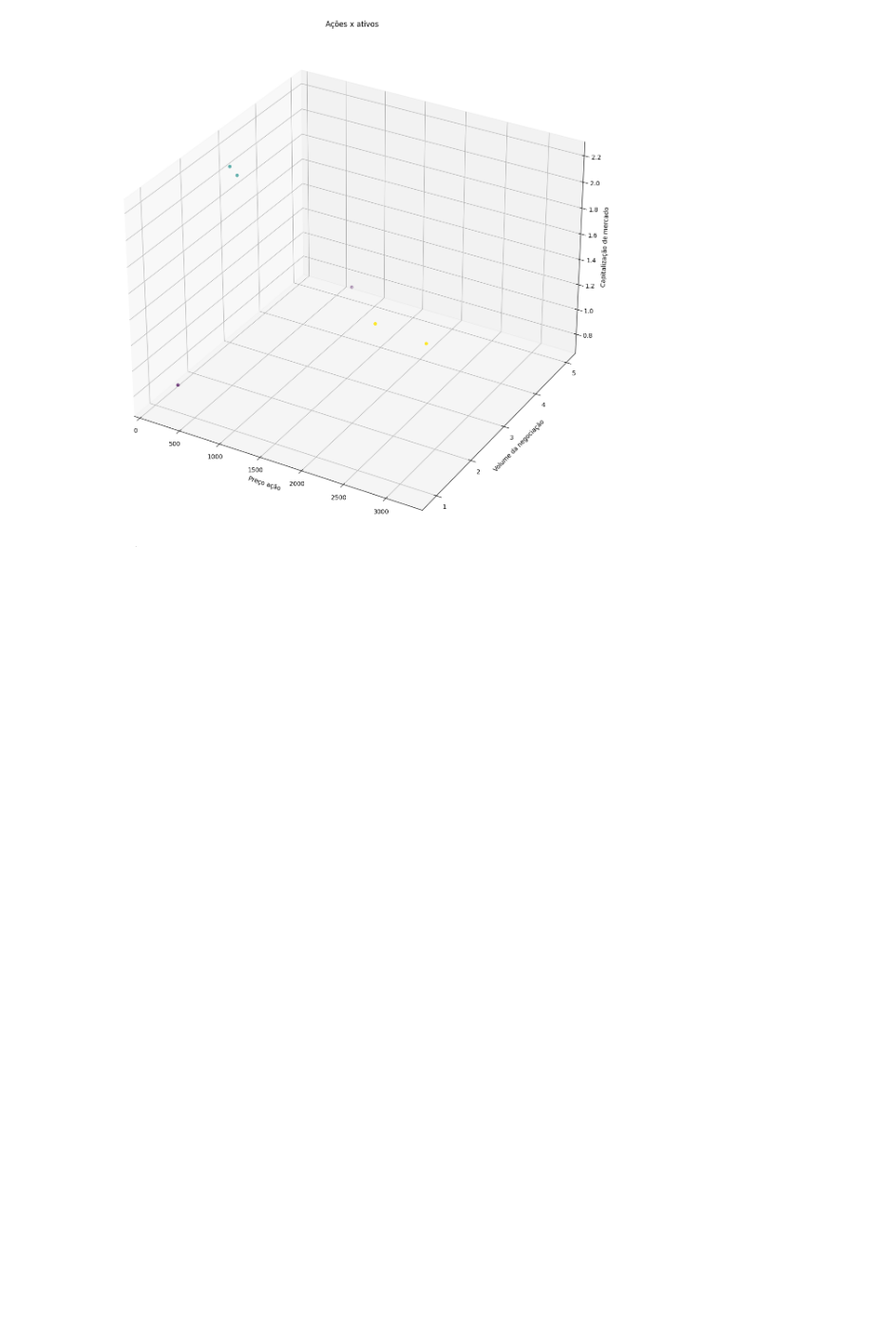
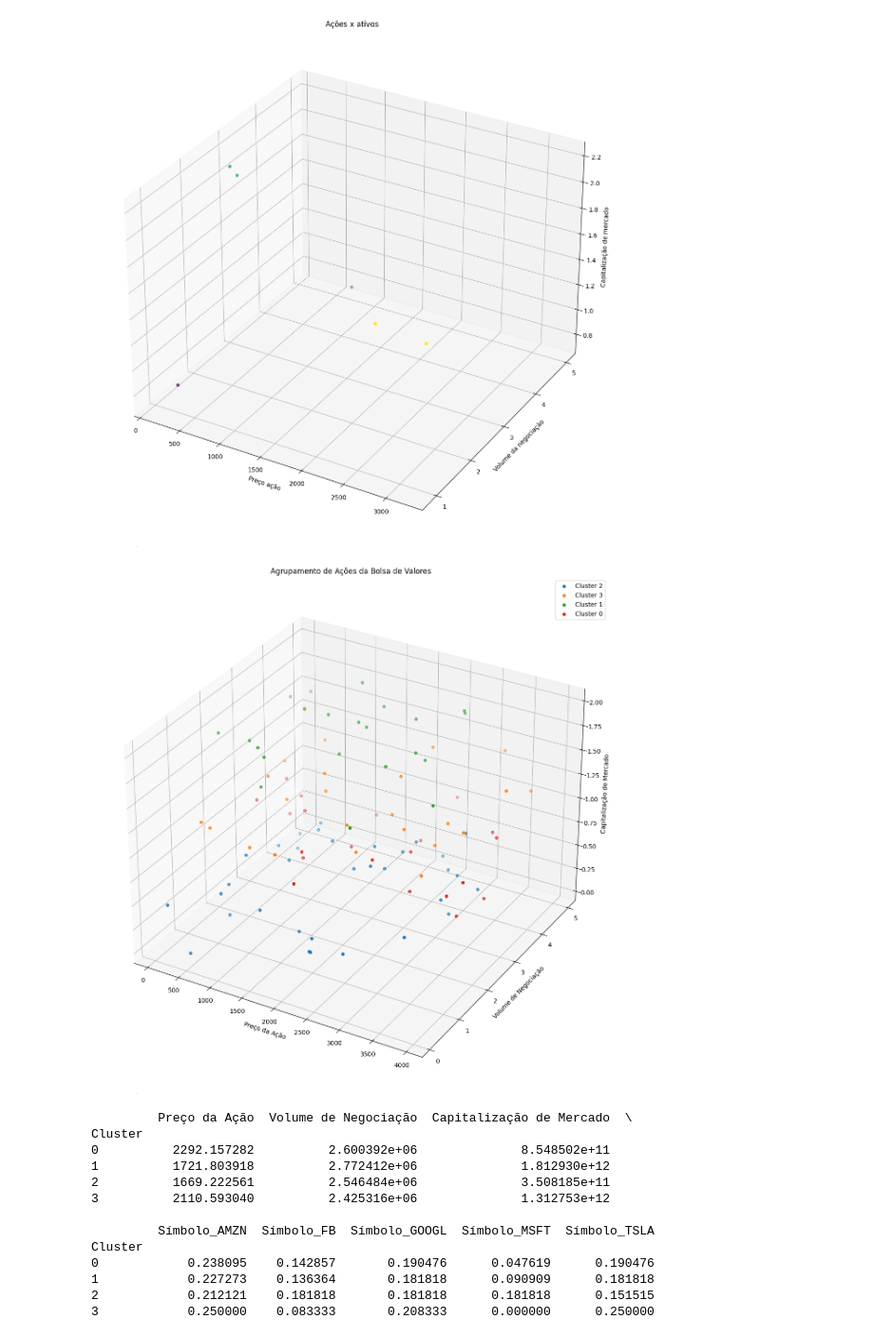
Before and after one commit to danielvieira95/IABD, a Jupyter notebook: codigos/Aula15IABD-TA/codigo_aula15.ipynb, the cells around one changed output. Shown at 95% size. Drawn from its saved outputs; the diff is of its cells as text; code cells hidden in the pictures; blank space fills up the shorter version.

Commit message:
Codigo cluster TA

```diff
--- a/codigos/Aula15IABD-TA/codigo_aula15.ipynb
+++ b/codigos/Aula15IABD-TA/codigo_aula15.ipynb
@@ -96,3 +96,63 @@ ax.set_zlabel("Capitalização de mercado")
 # %% [output]
 Text(0.5, 0, 'Capitalização de mercado')
 [figure]
+# %%
+import pandas as pd
+import numpy as np
+from sklearn.cluster import KMeans
+import matplotlib.pyplot as plt
+from mpl_toolkits.mplot3d import Axes3D
+import seaborn as sns
+# Gerar dados fictícios de ações
+np.random.seed(0)
+n_samples = 100
+symbols = ['AAPL', 'GOOGL', 'MSFT', 'AMZN', 'TSLA', 'FB']
+prices = np.random.uniform(50, 4000, n_samples)
+volume = np.random.randint(100000, 5000000, n_samples)
+market_cap = np.random.uniform(1e10, 2e12, n_samples)
+
+data = pd.DataFrame({'Símbolo': np.random.choice(symbols, n_samples),
+                     'Preço da Ação': prices,
+                     'Volume de Negociação': volume,
+                     'Capitalização de Mercado': market_cap})
+
+# Realizar o agrupamento com K-Means
+data = pd.get_dummies(data, columns=['Símbolo'], drop_first=True)
+features = data[['Preço da Ação', 'Volume de Negociação', 'Capitalização de Mercado']]
+kmeans = KMeans(n_clusters=4, random_state=0).fit(features)
+
+data['Cluster'] = kmeans.labels_
+# Visualizar os grupos em um gráfico tridimensional
+fig = plt.figure(figsize=(15,15))
+ax = fig.add_subplot(111, projection='3d')
+
+for cluster in data['Cluster'].unique():
+    cluster_data = data[data['Cluster'] == cluster]
+    ax.scatter(cluster_data['Preço da Ação'], cluster_data['Volume de Negociação'], cluster_data['Capitalização de Mercado'], label=f'Cluster {cluster}')
+
+ax.set_xlabel('Preço da Ação')
+ax.set_ylabel('Volume de Negociação')
+ax.set_zlabel('Capitalização de Mercado')
+ax.set_title(f'Agrupamento de Ações da Bolsa de Valores ')
+
+plt.legend()
+plt.show()
+
+# Analisar os clusters
+cluster_means = data.groupby('Cluster').mean()
+print(cluster_means)
+# %% [output]
+[figure, added]
+         Preço da Ação  Volume de Negociação  Capitalização de Mercado  \
+Cluster
+0          2292.157282          2.600392e+06              8.548502e+11
+1          1721.803918          2.772412e+06              1.812930e+12
+2          1669.222561          2.546484e+06              3.508185e+11
+3          2110.593040          2.425316e+06              1.312753e+12
+
+         Símbolo_AMZN  Símbolo_FB  Símbolo_GOOGL  Símbolo_MSFT  Símbolo_TSLA
+Cluster
+0            0.238095    0.142857       0.190476      0.047619      0.190476
+1            0.227273    0.136364       0.181818      0.090909      0.181818
+2            0.212121    0.181818       0.181818      0.181818      0.151515
+3            0.250000    0.083333       0.208333      0.000000      0.250000
```
Also changed, not shown: parts of 2 cells of this notebook.
